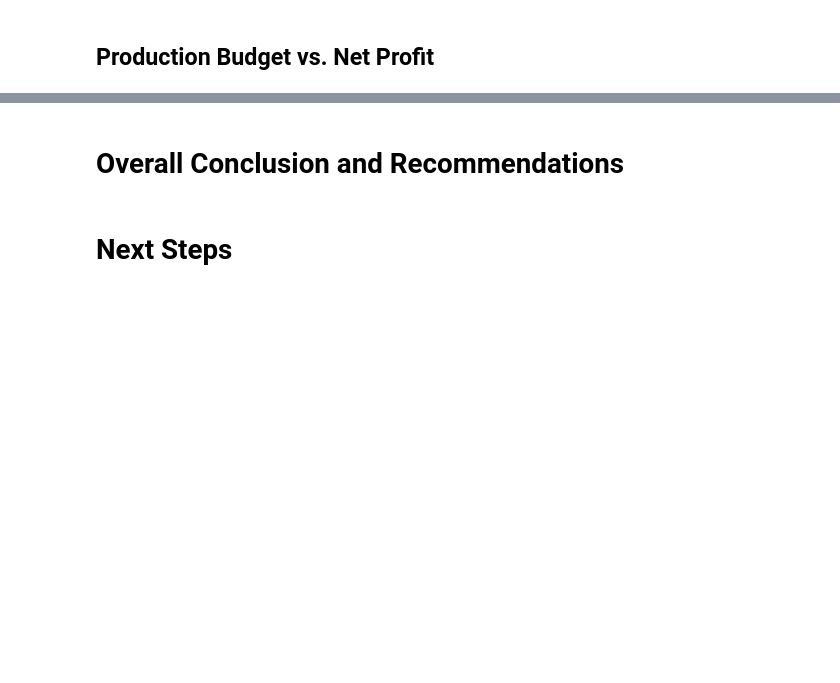
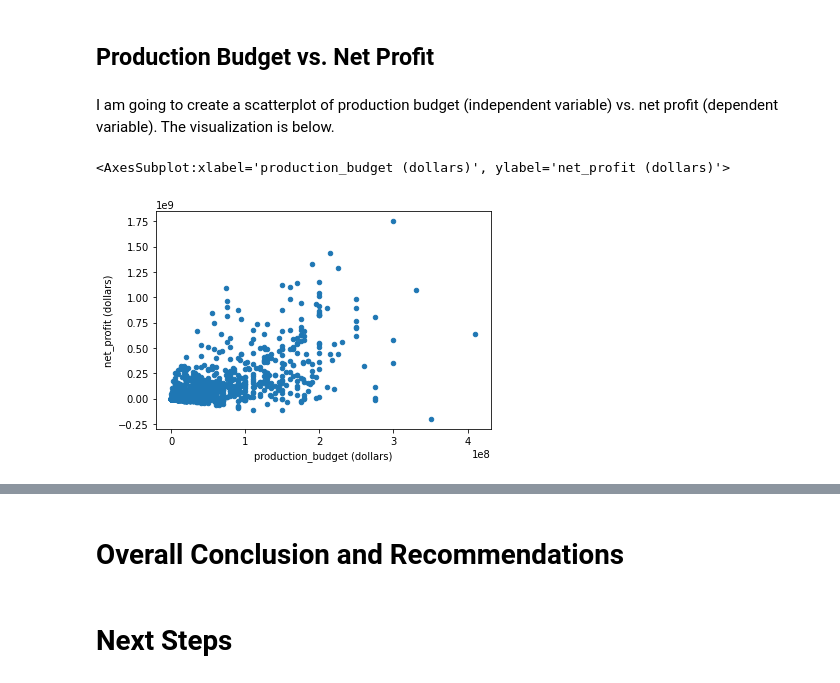
Before and after one commit to keithotuomagie/movie_analysis, a Jupyter notebook: notebook.ipynb, the cells around one changed output, grey strips where cells are left out. Saved outputs shown, nothing was run; the diff lists cells and outputs as text; code cells hidden in the pictures; blank space fills up the shorter version.

```diff
--- a/notebook.ipynb
+++ b/notebook.ipynb
@@ -1138,2 +1217,11 @@ I have completed performing the left join of both dataframes - "df_numbers" and
 # %% [markdown]
 ## Production Budget vs. Net Profit
+# %% [markdown]
+I am going to create a scatterplot of production budget (independent variable) vs. net profit (dependent variable).  The visualization is below.
+# %%
+# Creating a scatter plot of 'production_budget (dollars)' vs. 'net_profit (dollars)'
+
+df_imdb_numbers.plot.scatter(x="production_budget (dollars)", y="net_profit (dollars)")
+# %% [output]
+<AxesSubplot:xlabel='production_budget (dollars)', ylabel='net_profit (dollars)'>
+[figure, added]
```
Also changed, not shown: parts of 28 cells of this notebook.
